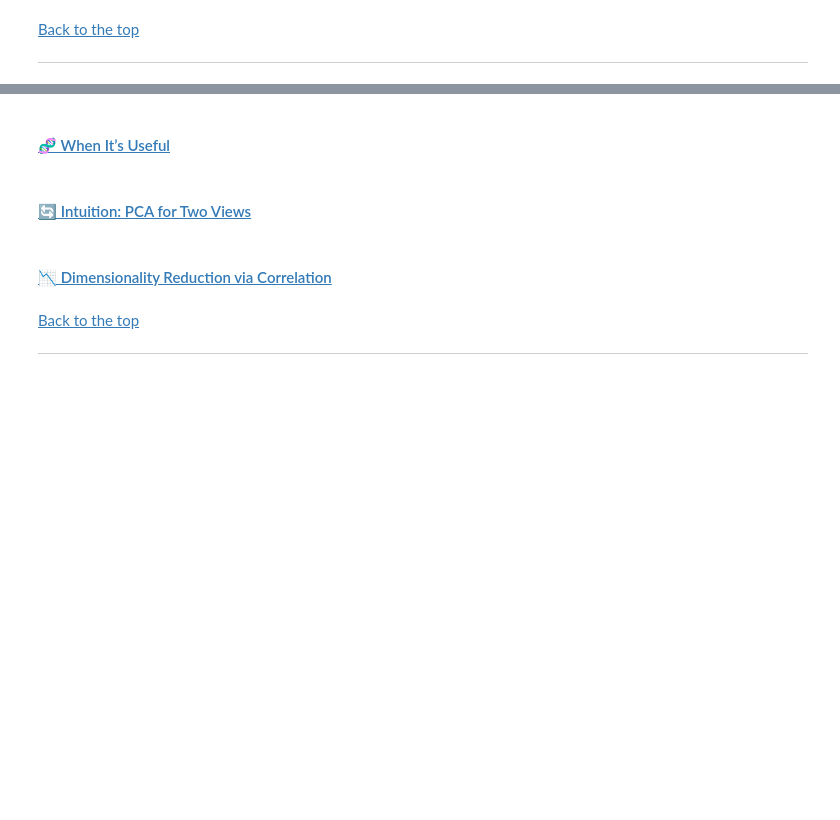
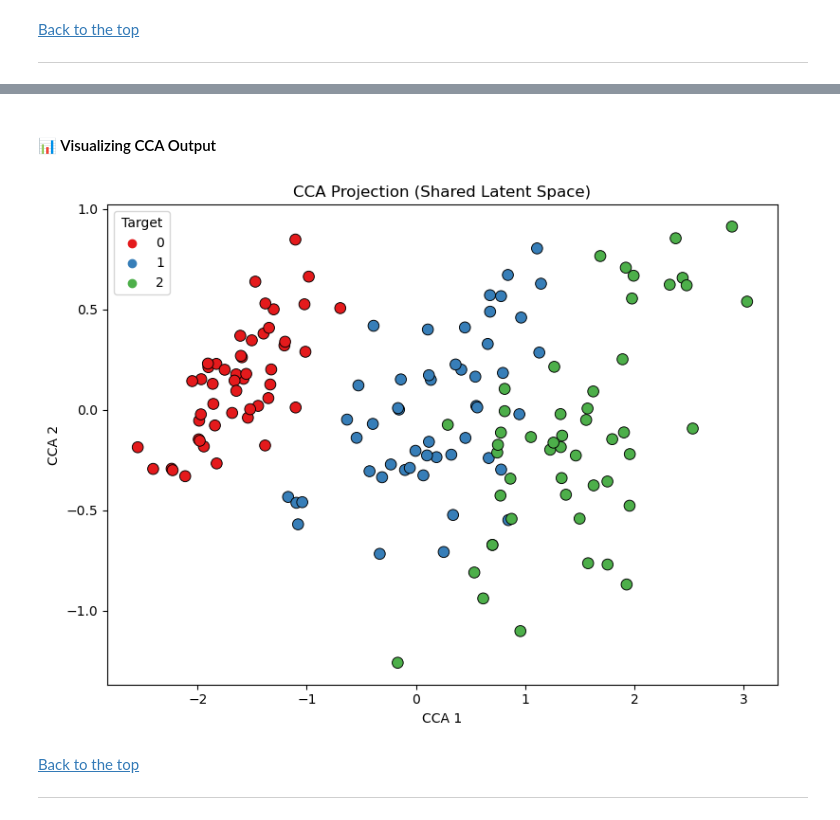
Before and after one commit to ashrithssreddy/ml-toolkit, a Jupyter notebook: Unsupervised_Learning/dimensionality_reduction_v2.ipynb, the cells around one changed output, grey strips where cells are left out. Saved outputs shown, nothing was run; the diff lists cells and outputs as text; code cells hidden in the pictures; blank space fills up the shorter version.

```diff
--- a/Unsupervised_Learning/dimensionality_reduction_v2.ipynb
+++ b/Unsupervised_Learning/dimensionality_reduction_v2.ipynb
@@ -1529,9 +1657,50 @@ ___
-# %% [markdown]
-#### [🧬 When It’s Useful](#when-to-use-cca)
-# %% [markdown]
-#### [🔄 Intuition: PCA for Two Views](#cca-intuition)
-# %% [markdown]
-#### [📉 Dimensionality Reduction via Correlation](#cca-dim-reduction)
+# %%
+from sklearn.cross_decomposition import CCA
+from sklearn.preprocessing import StandardScaler
+import numpy as np
+import pandas as pd
+
+# Simulate two views from original data
+np.random.seed(42)
+n_samples = X.shape[0]
+
+# View 1: Original iris features
+X_view = X.values
+
+# View 2: Linearly correlated view + noise
+Y_view = X.values @ np.array([[0.5, 0.2, 0.1],
+                              [0.3, 0.1, 0.4],
+                              [0.2, 0.3, 0.1],
+                              [0.1, 0.5, 0.3]]) + np.random.normal(0, 0.5, size=(n_samples, 3))
+
+# Standardize both views
+X_scaled = StandardScaler().fit_transform(X_view)
+Y_scaled = StandardScaler().fit_transform(Y_view)
+
+# Run CCA
+cca = CCA(n_components=2)
+X_c, Y_c = cca.fit_transform(X_scaled, Y_scaled)
+
+# Store projections
+cca_proj = pd.DataFrame(X_c, columns=["CCA_1", "CCA_2"])
+cca_proj["label"] = y
+# %% [markdown]
+<a id="cca-visuals"></a>
+#### 📊 Visualizing CCA Output
+# %%
+import matplotlib.pyplot as plt
+import seaborn as sns
+
+plt.figure(figsize=(8, 6))
+sns.scatterplot(data=cca_proj, x="CCA_1", y="CCA_2", hue="label", palette="Set1", s=70, edgecolor="k")
+plt.title("CCA Projection (Shared Latent Space)")
+plt.xlabel("CCA 1")
+plt.ylabel("CCA 2")
+plt.legend(title="Target")
+plt.tight_layout()
+plt.show()
+# %% [output]
+[figure, added]
 # %% [markdown]
 [Back to the top](#table-of-contents)
 ___
```
Also changed, not shown: parts of 17 cells of this notebook.
